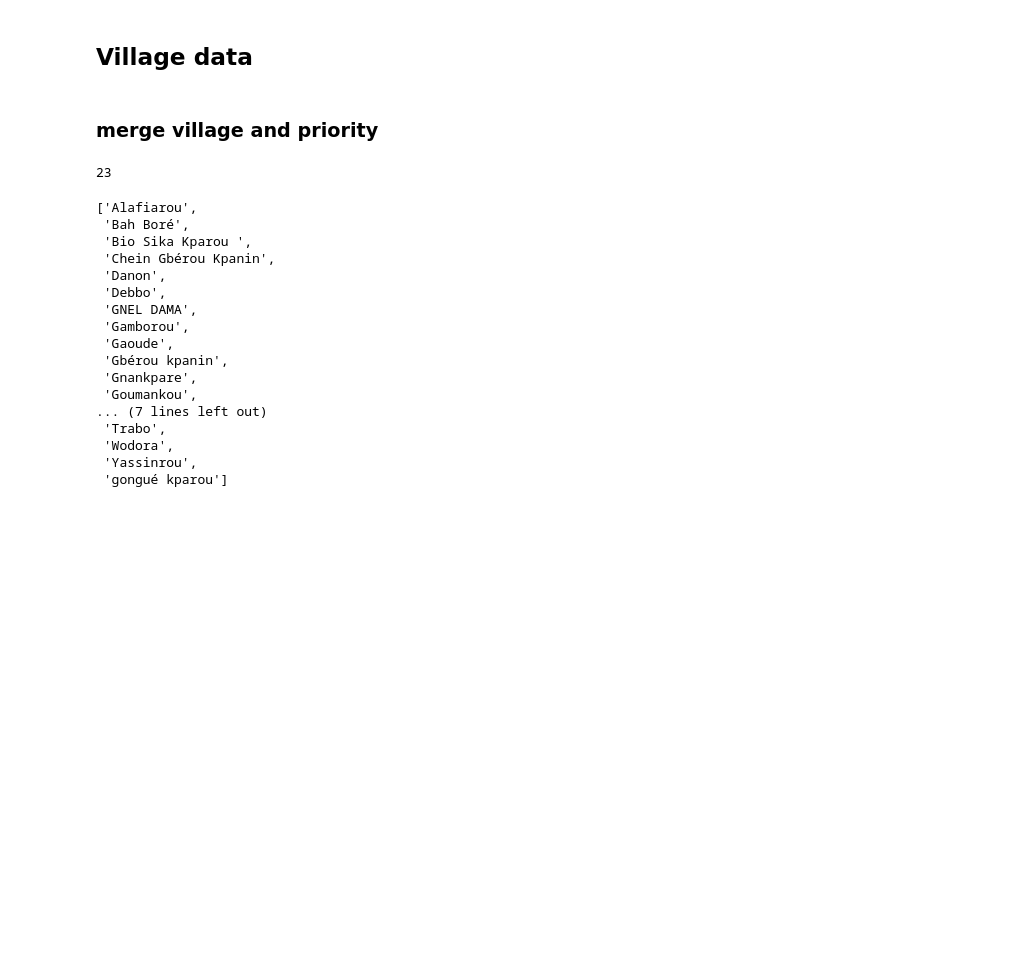
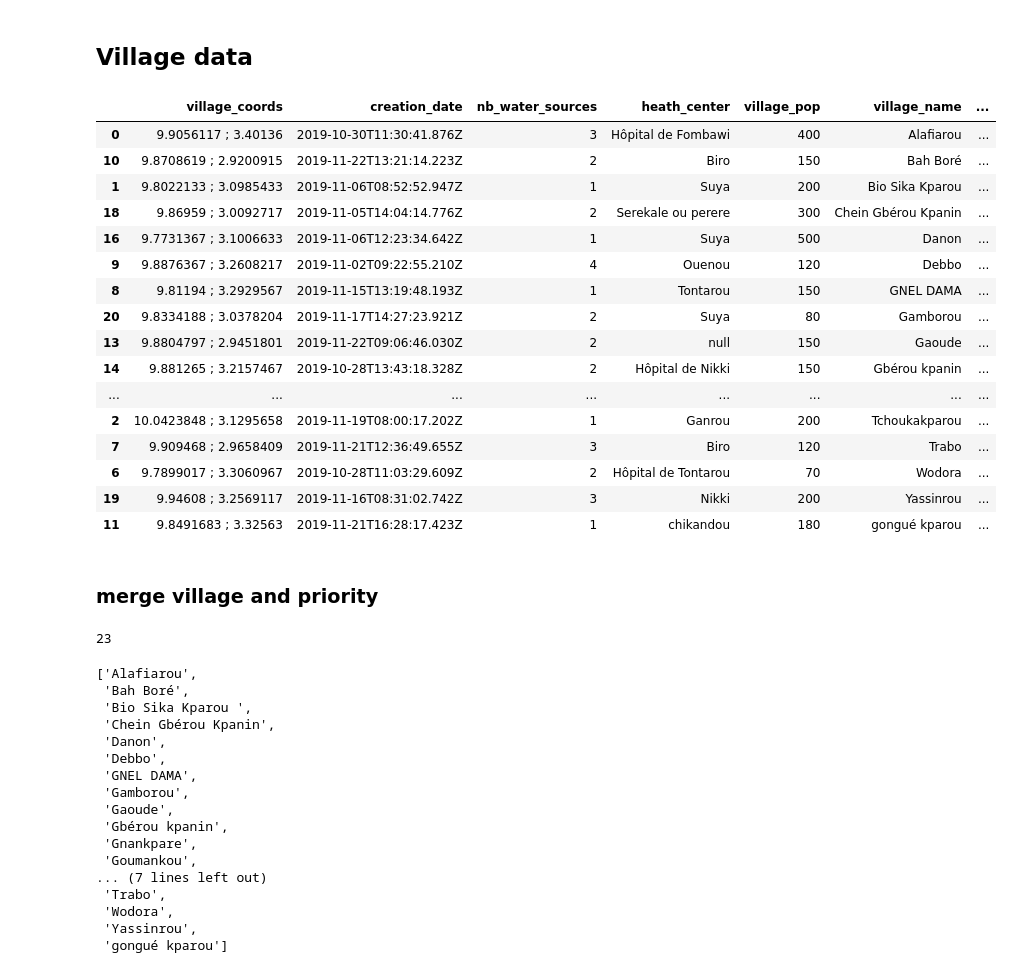
Before and after one commit to OANInternational/aguapp-ds, a Jupyter notebook: sistema_priorizacion.ipynb, the cells around one changed output. Cells and saved outputs as stored; diff of their text form; code cells hidden in the pictures; blank space fills up the shorter version.

```diff
--- a/sistema_priorizacion.ipynb
+++ b/sistema_priorizacion.ipynb
@@ -81,3 +81,8 @@ def n_houses(x):
     return points.sum()
 # %% [markdown]
 # GET VILLAGE AND PRIORITY SURVEYS
+# %%
+col_query = (db.collection('Surveys').
+    document('Backup').collection('Answers').
+        where(u'survey_type', u'==', u'4-survey_population')
+            )
@@ -239,6 +391,26 @@ def vilcords(x):
     return pd.Series([vil_lat,vil_lon])
 # %%
 df_village[['latitude','longitude']]=df_village.apply(lambda x: vilcords(x), axis=1)
+# %%
+df_village
+# %% [output]
+|  | village_coords | creation_date | nb_water_sources | heath_center | village_pop | village_name | ... |
+| 0 | 9.9056117 ; 3.40136 | 2019-10-30T11:30:41.876Z | 3 | Hôpital de Fombawi | 400 | Alafiarou | ... |
+| 10 | 9.8708619 ; 2.9200915 | 2019-11-22T13:21:14.223Z | 2 | Biro | 150 | Bah Boré | ... |
+| 1 | 9.8022133 ; 3.0985433 | 2019-11-06T08:52:52.947Z | 1 | Suya | 200 | Bio Sika Kparou | ... |
+| 18 | 9.86959 ; 3.0092717 | 2019-11-05T14:04:14.776Z | 2 | Serekale ou perere | 300 | Chein Gbérou Kpanin | ... |
+| 16 | 9.7731367 ; 3.1006633 | 2019-11-06T12:23:34.642Z | 1 | Suya | 500 | Danon | ... |
+| 9 | 9.8876367 ; 3.2608217 | 2019-11-02T09:22:55.210Z | 4 | Ouenou | 120 | Debbo | ... |
+| 8 | 9.81194 ; 3.2929567 | 2019-11-15T13:19:48.193Z | 1 | Tontarou | 150 | GNEL DAMA | ... |
+| 20 | 9.8334188 ; 3.0378204 | 2019-11-17T14:27:23.921Z | 2 | Suya | 80 | Gamborou | ... |
+| 13 | 9.8804797 ; 2.9451801 | 2019-11-22T09:06:46.030Z | 2 | null | 150 | Gaoude | ... |
+| 14 | 9.881265 ; 3.2157467 | 2019-10-28T13:43:18.328Z | 2 | Hôpital de Nikki | 150 | Gbérou kpanin | ... |
+| ... | ... | ... | ... | ... | ... | ... | ... |
+| 2 | 10.0423848 ; 3.1295658 | 2019-11-19T08:00:17.202Z | 1 | Ganrou | 200 | Tchoukakparou | ... |
+| 7 | 9.909468 ; 2.9658409 | 2019-11-21T12:36:49.655Z | 3 | Biro | 120 | Trabo | ... |
+| 6 | 9.7899017 ; 3.3060967 | 2019-10-28T11:03:29.609Z | 2 | Hôpital de Tontarou | 70 | Wodora | ... |
+| 19 | 9.94608 ; 3.2569117 | 2019-11-16T08:31:02.742Z | 3 | Nikki | 200 | Yassinrou | ... |
+| 11 | 9.8491683 ; 3.32563 | 2019-11-21T16:28:17.423Z | 1 | chikandou | 180 | gongué kparou | ... |
 # %% [markdown]
 ### merge village and priority
 # %%
```
Also changed, not shown: parts of 59 cells of this notebook, 2 other files.
